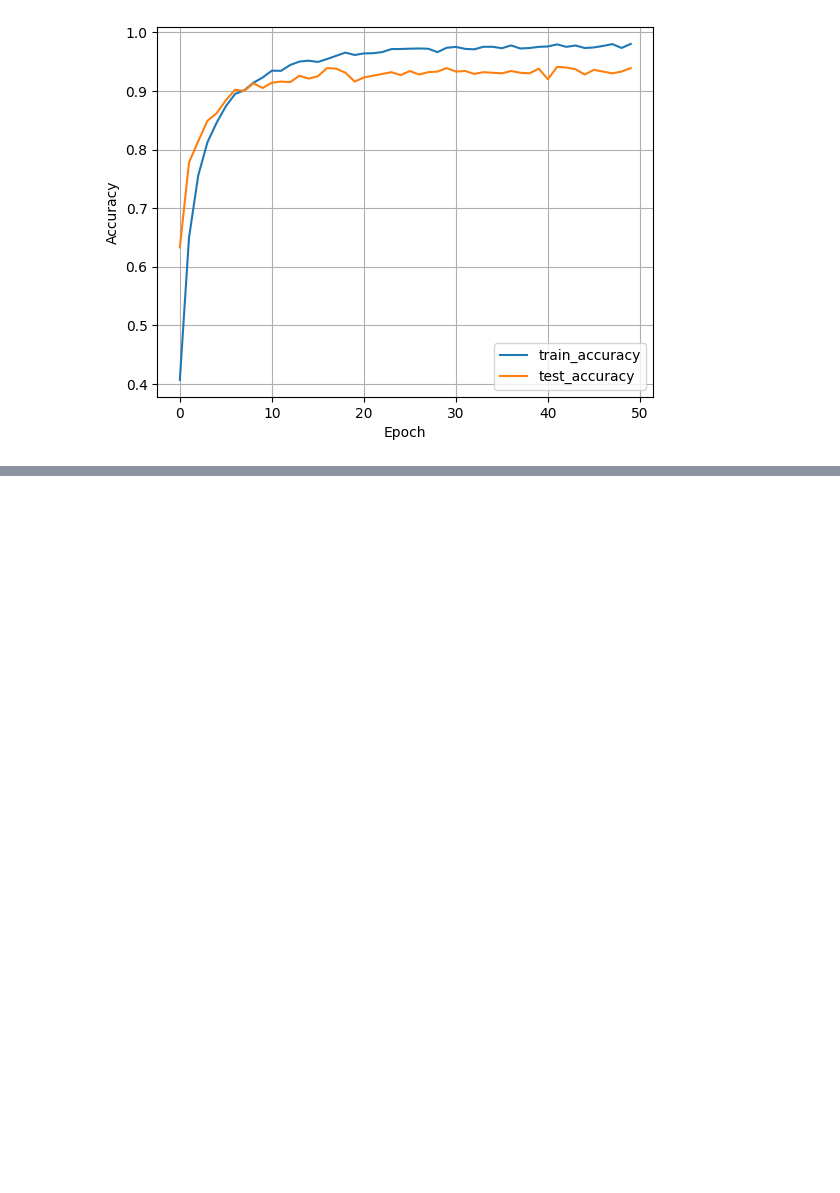
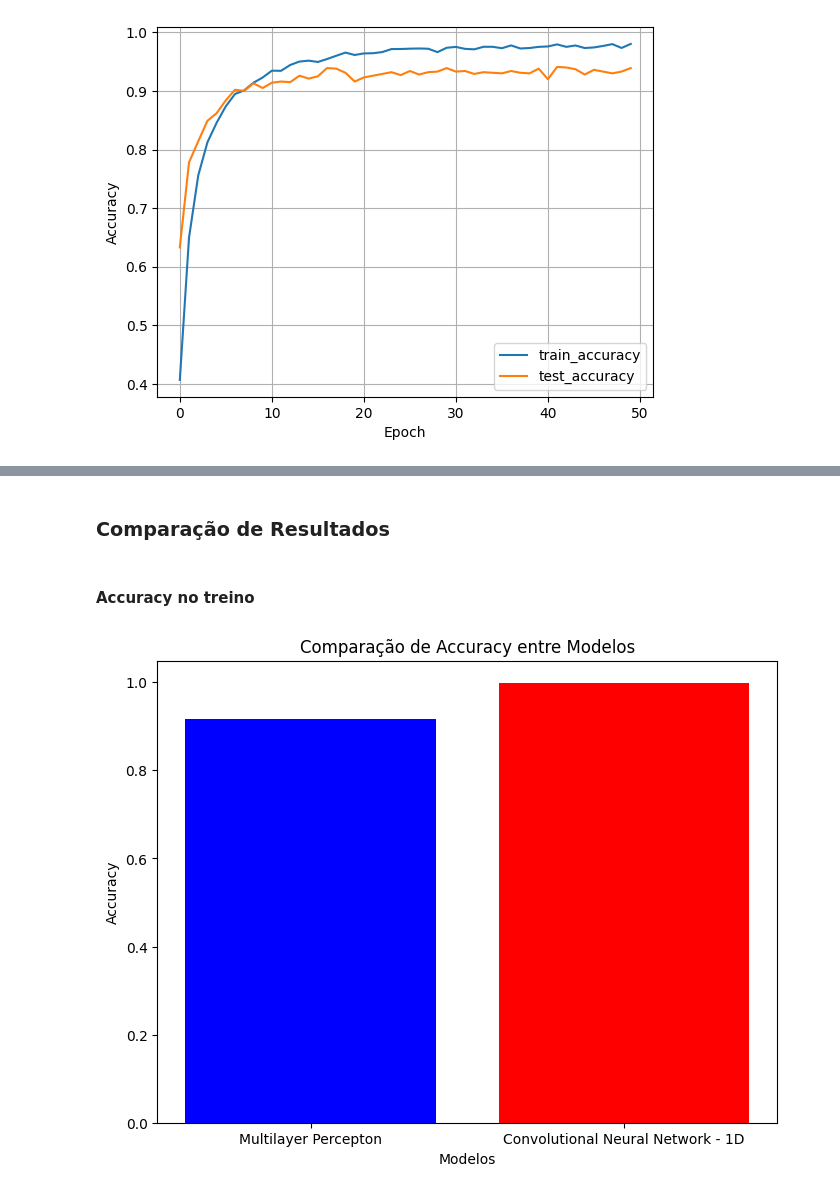
Before and after one commit to iara113/Urban-Sounds---Deep-Learning, a Jupyter notebook: UrbanSound_recente (1).ipynb, the cells around one changed output, grey strips where cells are left out. Drawn from its saved outputs; the diff is of its cells as text; code cells hidden in the pictures; blank space fills up the shorter version.

```diff
--- a/UrbanSound_recente (1).ipynb
+++ b/UrbanSound_recente (1).ipynb
@@ -1029,13 +1033,19 @@ plt.show()
+# %% [markdown]
+### Comparação de Resultados
+# %% [markdown]
+#### Accuracy no treino
 # %%
 model_names = ['Multilayer Percepton', 'Convolutional Neural Network - 1D']
-accuracies = [mean(cv_scores), mean_test_accuracy]
+accuracies = [np.mean(cv_scores1), mean_train_accuracy]
 
 plt.figure(figsize=(8, 6))
 plt.bar(model_names, accuracies, color=['blue', 'red'])
 
 
 plt.xlabel('Modelos')
 plt.ylabel('Accuracy')
 plt.title('Comparação de Accuracy entre Modelos')
 
 plt.show()
+# %% [output]
+[figure, added]
```
Also changed, not shown: parts of 32 cells of this notebook.
